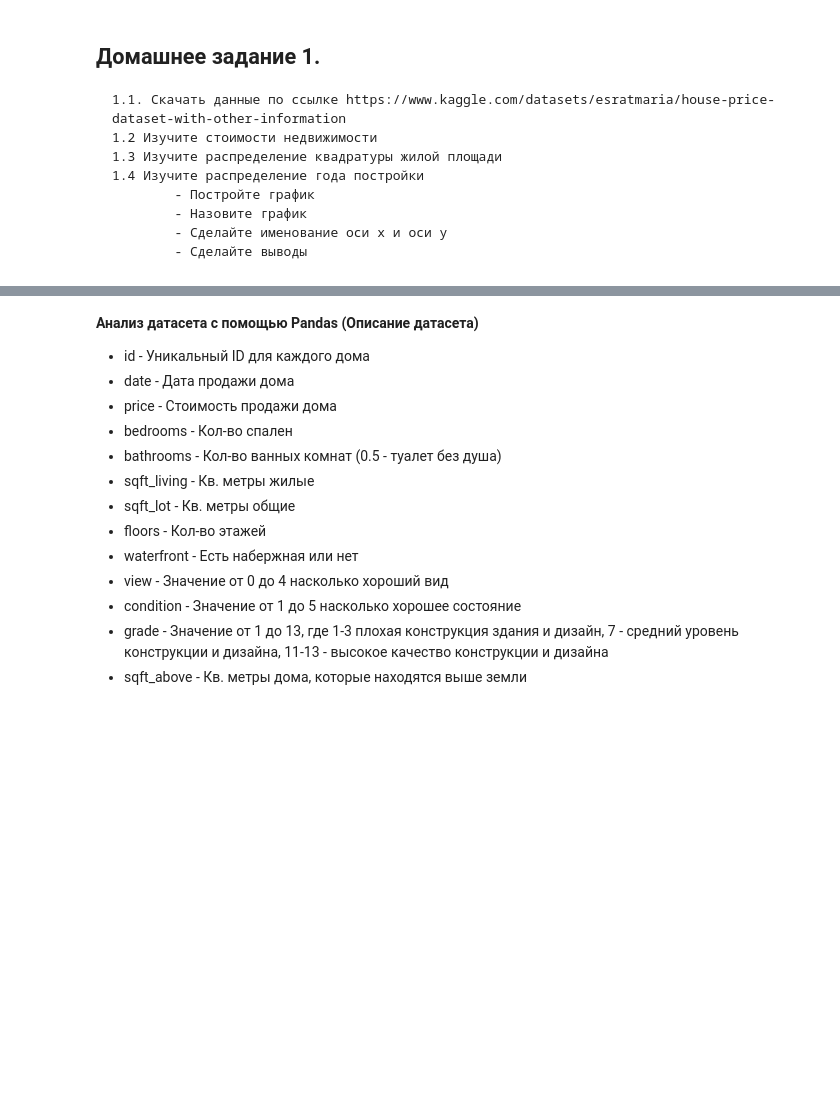
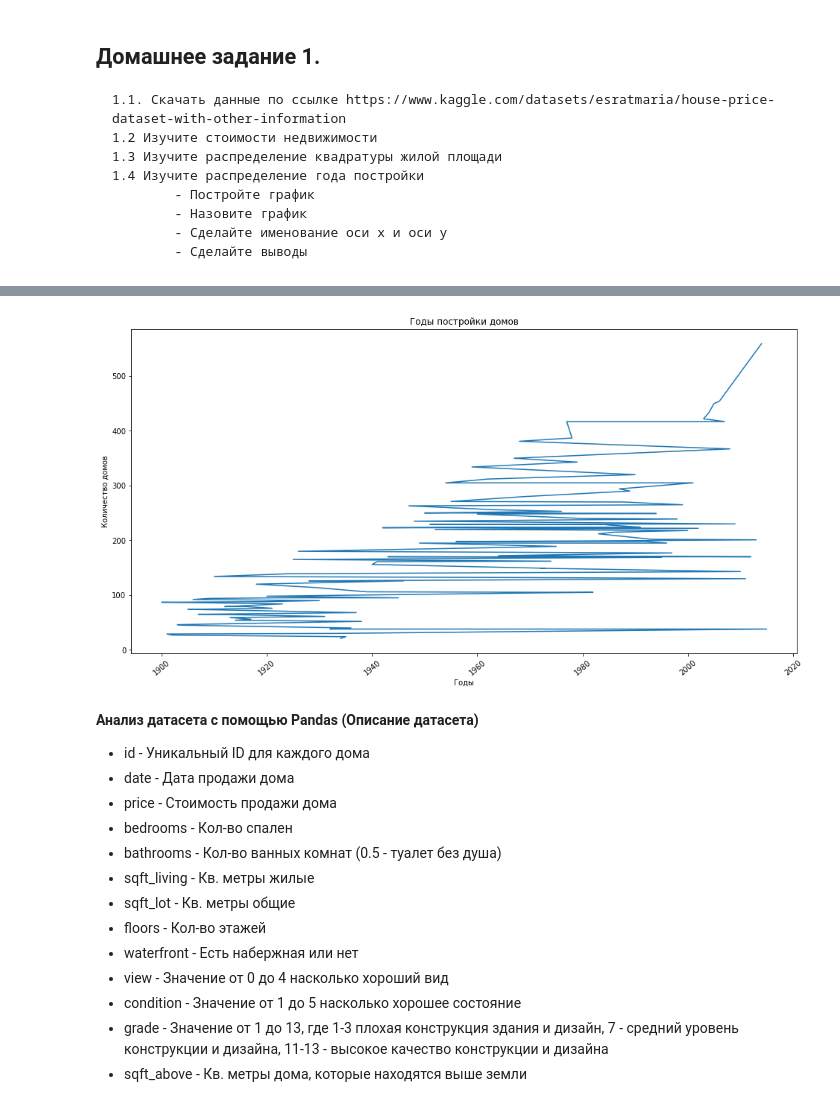
Before and after one commit to PhYziCiAN/python_for_analytics, a Jupyter notebook: PhY_for_An_Sem4_DZ.ipynb, the cells around one changed output, grey strips where cells are left out. Drawn from its saved outputs; the diff is of its cells as text; code cells hidden in the pictures; blank space fills up the shorter version.

```diff
--- a/PhY_for_An_Sem4_DZ.ipynb
+++ b/PhY_for_An_Sem4_DZ.ipynb
@@ -8,3 +8,8 @@
             - Назовите график
             - Сделайте именование оси x и оси y
             - Сделайте выводы
+# %%
+import pandas as pd
+import matplotlib.pyplot as plt
+import numpy as np
+df = pd.read_csv('kc_house_data.csv', sep=',')
@@ -11,3 +72,16 @@
+# %%
+data_yr = df['yr_built'].value_counts()
+names = data_yr.index
+values = data_yr.values
+plt.figure(figsize=(16, 8))
+plt.title('Годы постройки домов')
+plt.xlabel('Годы')
+plt.ylabel('Количество домов')
+# plt.bar(values, names)
+plt.plot(names, values)
+plt.xticks(rotation=40);
+# %% [output]
+[figure, added]
 # %% [markdown]
 <b>Анализ датасета с помощью Pandas (Описание датасета)</b>
 - id - Уникальный ID для каждого дома
```
Also changed, not shown: parts of 4 cells of this notebook, 2 other files.
